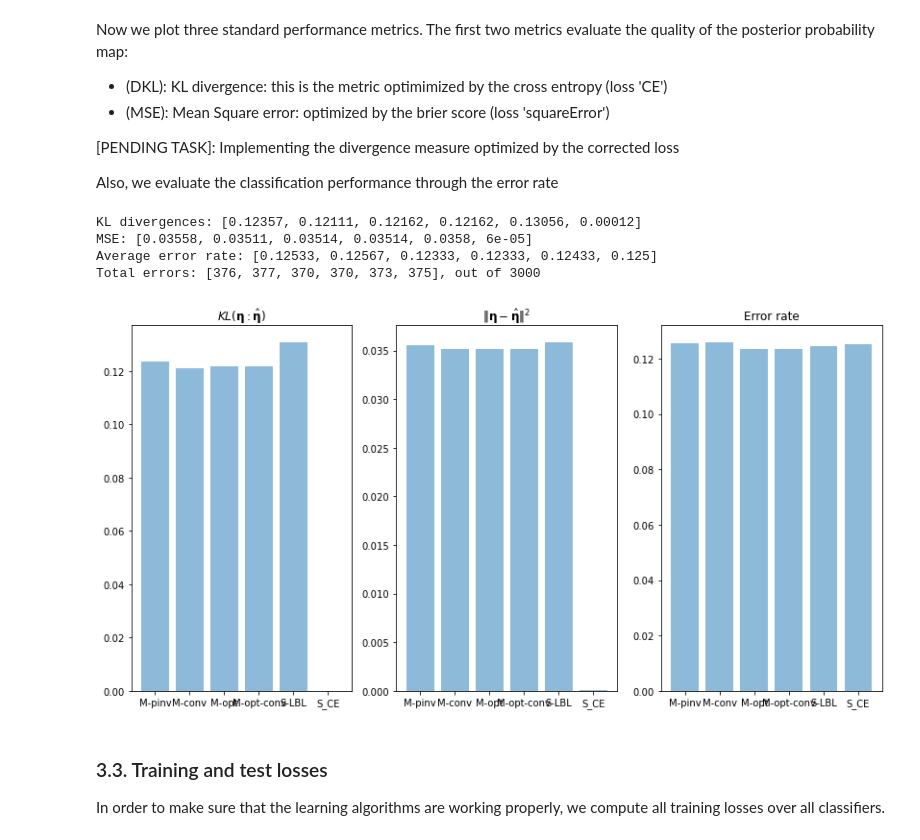
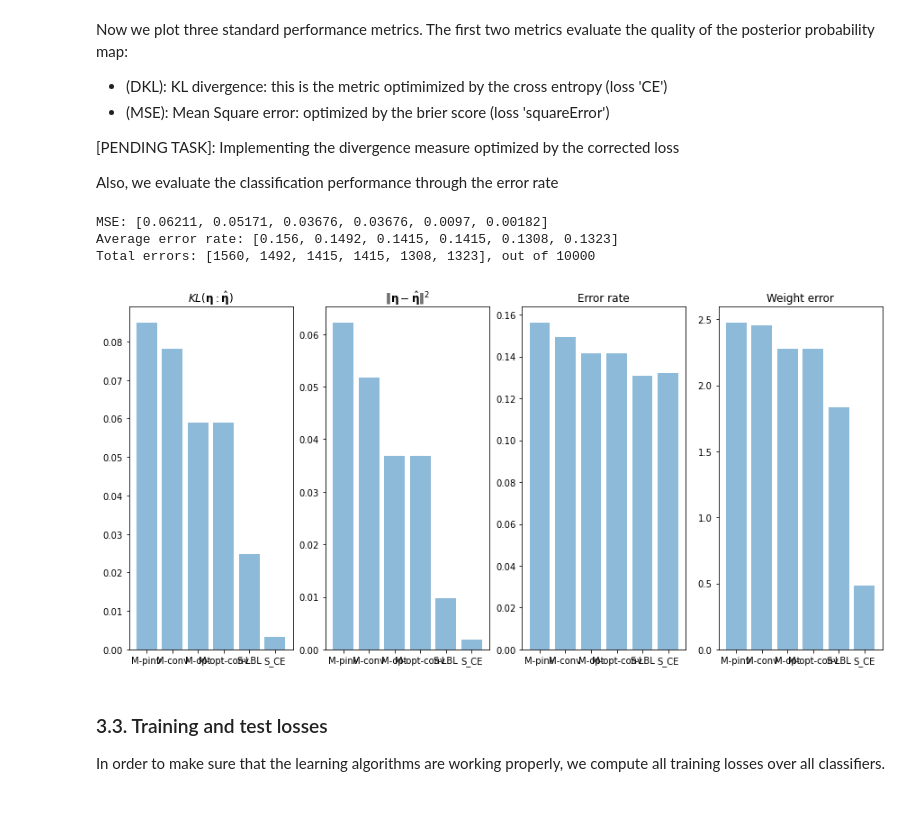
Before and after one commit to Orieus/WeakLabelModel, a Jupyter notebook: WL03_VL_vs_synthetic_data.ipynb, the cells around one changed output. Cells and saved outputs as stored; diff of their text form; code cells hidden in the pictures; blank space fills up the shorter version.

Commit message:
fixing bugs in virtual_matrices, improved nb

```diff
--- a/WL03_VL_vs_synthetic_data.ipynb
+++ b/WL03_VL_vs_synthetic_data.ipynb
@@ -292,7 +314,11 @@ Given the posterior probability model, we generate the dataset, in two possible
 # #################
 # Generate dataset
 
+# Set the random number generator
+np.random.seed(seed_x)
+
 # This is to add the bias term to features
+n_samples = n_train + n_test
 col_ones = np.ones((n_samples, 1))
 
 # Generate the selected dataset
@@ -334,7 +360,9 @@ Now we show the scatter plot of the first 2 dimensions.
 # Compute class proportions
 bin_y = np.eye(C)[y]    # Binarize classes
 # Compute class proportions
-eta = np.mean(bin_y, axis=0)
+# eta = np.mean(bin_y, axis=0)
+eta = np.mean(posteriors, axis=0)
+print(eta)
 # Compare priors and proportions:
 print(f'Class proportions: {eta}')
 
@@ -450,11 +492,12 @@ In this section we will test the behavior of a given weak loss for different vir
 
 We train the model with the given dataset, and different types of virtual label models
 # %%
-DKL, ERR, MSE = {}, {}, {}
+DKL, ERR, MSE, DW = {}, {}, {}, {}
 
 # Train all models
 v_train, v_test = {}, {}
 clf = {}
+print(p)
 for name, model in algorithms.items():
     print(f"{name}: Virtual labels: {model['vl']}, Loss: {model['params']['loss']}")
 
@@ -465,15 +508,15 @@ for name, model in algorithms.items():
 
     # Compute all virtual labels for training and testing
     if vlm == 'Supervised':
-        print("HHHHHHHHHH")
         v_train[name] = y_train
         v_test[name] = y_test
     else:
-        v_train[name] = WLM.virtual_labels(z_train, method=vlm)
-        v_test[name] = WLM.virtual_labels(z_test, method=vlm)
+        v_train[name] = WLM.virtual_labels(z_train, vlm, p=p)
+        v_test[name] = WLM.virtual_labels(z_test, vlm, p=p)  # <- Warning: maybe I should compute this from Y_train
 
     # Fit logistic regressioin model
     clf[name].fit(X_train, v_train[name])
+
 
     # Compute performance metrics
     # Errors
@@ -482,6 +525,9 @@ for name, model in algorithms.items():
     DKL[name] = np.mean(KLdiv_from_weights(true_W, clf[name].W, X_test))
     # MSE
     f = clf[name].predict_proba(X_test)
+    # square_errors = np.sum((eta_test - sparsemax(f))**2, axis=1)
     square_errors = np.sum((eta_test - f)**2, axis=1)
     MSE[name] = np.mean(square_errors)
+
+    DW[name] = np.mean(np.abs(normalize_rows(true_W) -normalize_rows(clf[name].W)))
 # %% [output]
@@ -509,29 +549,32 @@ Now we plot three standard performance metrics. The first two metrics evaluate t
 
 Also, we evaluate the classification performance through the error rate
 # %%
-print(f'KL divergences: {[float(round(1e5*x))/1e5 for x in DKL.values()]}')
+# print(f'KL divergences: {[float(round(1e5*x))/1e5 for x in DKL.values()]}')
 print(f'MSE: {[float(round(1e5*x))/1e5 for x in MSE.values()]}')
 print(f'Average error rate: {[float(round(1e5*x))/1e5 for x in ERR.values()]}')
 print(f'Total errors: {[round(x*len(y_test)) for x in ERR.values()]}, out of {len(y_test)}')
 
 alg_names = list(algorithms.keys())
-plt.figure(figsize=[14,7])
-plt.subplot(131)
-plt.bar(alg_names , DKL.values(), align='center', alpha=0.5, ecolor='black', capsize=10)
+plt.figure(figsize=[15, 7])
+plt.subplot(141)
+plt.bar(alg_names, DKL.values(), align='center', alpha=0.5, ecolor='black', capsize=10)
+# Change the color of the minimum:
 plt.title(r'$KL(\mathbf{\eta}: \hat{\mathbf{\eta}})$')
-plt.subplot(132)
-plt.bar(alg_names , MSE.values(), align='center', alpha=0.5, ecolor='black', capsize=10)
+plt.subplot(142)
+plt.bar(alg_names, MSE.values(), align='center', alpha=0.5, ecolor='black', capsize=10)
 plt.title(r'$\Vert \mathbf{\eta} - \hat{\mathbf{\eta}}\Vert^2$')
-plt.subplot(133)
-plt.bar(alg_names , ERR.values(), align='center', alpha=0.5, ecolor='black', capsize=10)
+plt.subplot(143)
+plt.bar(alg_names, ERR.values(), align='center', alpha=0.5, ecolor='black', capsize=10)
 plt.title(r'Error rate')
+plt.subplot(144)
+plt.bar(alg_names, DW.values(), align='center', alpha=0.5, ecolor='black', capsize=10)
+plt.title(r'Weight error')
 plt.show()
 # %% [output]
-KL divergences: [0.12357, 0.12111, 0.12162, 0.12162, 0.13056, 0.00012]
-MSE: [0.03558, 0.03511, 0.03514, 0.03514, 0.0358, 6e-05]
-Average error rate: [0.12533, 0.12567, 0.12333, 0.12333, 0.12433, 0.125]
-Total errors: [376, 377, 370, 370, 373, 375], out of 3000
+MSE: [0.06211, 0.05171, 0.03676, 0.03676, 0.0097, 0.00182]
+Average error rate: [0.156, 0.1492, 0.1415, 0.1415, 0.1308, 0.1323]
+Total errors: [1560, 1492, 1415, 1415, 1308, 1323], out of 10000
-[figure, old version]
+[figure, new version]
 # %% [markdown]
 ### 3.3. Training and test losses
 
```
Also changed, not shown: parts of 23 cells of this notebook, 3 other files.
